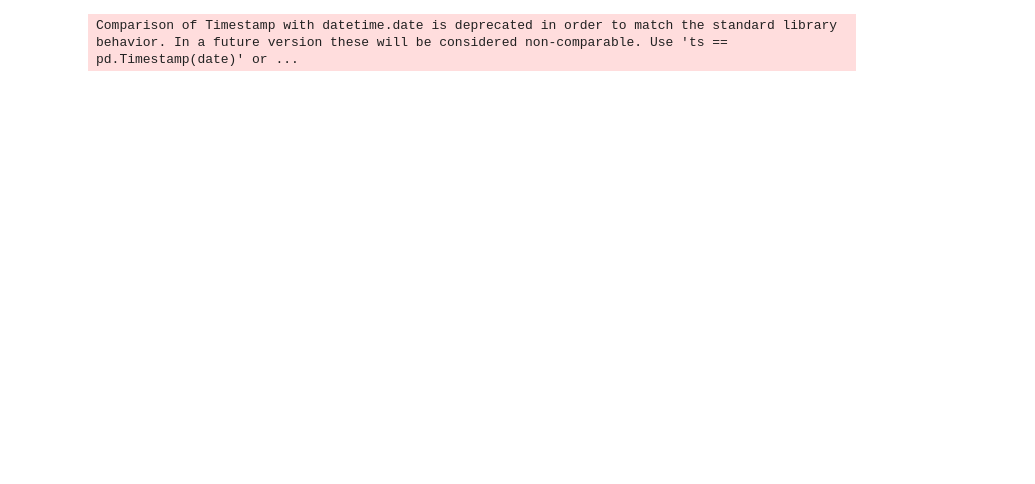
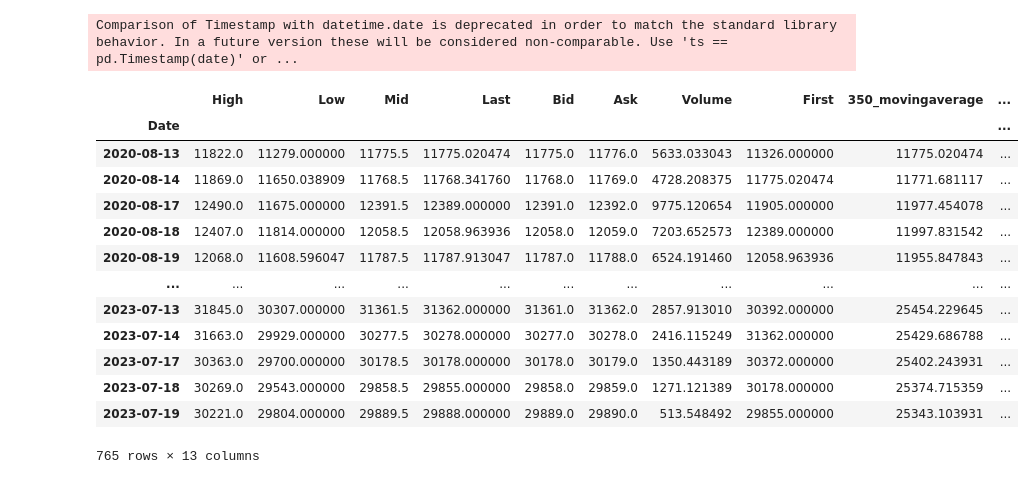
Before and after one commit to mgebele/crypto_charts_stats, a Jupyter notebook: test_2023.ipynb, the cells around one changed output. Saved outputs shown, nothing was run; the diff lists cells and outputs as text; code cells hidden in the pictures; blank space fills up the shorter version.

```diff
--- a/test_2023.ipynb
+++ b/test_2023.ipynb
@@ -396,3 +401,52 @@ fig_net_liq.update_layout(
 
 fig_net_liq.update_yaxes(title_text="BTC & SP500", secondary_y=True)
 fig_net_liq.show()
+# %%
+import warnings
+warnings.filterwarnings("ignore")
+from astral import moon
+import datetime
+
+# take the data_SP500 index and iterate over it to get the moon phase for each day
+# the make a new df out of it called df_moon_phase
+df_moon_phase = pd.DataFrame()
+for i in data_SP500.index:
+    df_moon_phase = df_moon_phase.append({"date": i, "moon_phase": moon.phase(i)}, ignore_index=True)
+
+df_moon_phase["moon_phase"] = df_moon_phase["moon_phase"].astype(int)
+df_moon_phase["date"] = pd.to_datetime(df_moon_phase["date"])
+df_moon_phase["date"] = df_moon_phase["date"].dt.date
+df_moon_phase = df_moon_phase.set_index("date")
+
+# check the relationship between moon phase and btcusd_data
+# merge sp500 with moon phase
+btcusd_data_and_moon_phase = pd.merge(
+    btcusd_data, df_moon_phase, left_index=True, right_index=True, how='left')
+btcusd_data_and_moon_phase = btcusd_data_and_moon_phase.dropna()
+btcusd_data_and_moon_phase["350_movingaverage"] = pd.Series.rolling(
+    btcusd_data_and_moon_phase["Last"], window=350, min_periods=1).mean()
+btcusd_data_and_moon_phase["111_movingaverage"] = pd.Series.rolling(
+    btcusd_data_and_moon_phase["Last"], window=111, min_periods=1).mean()
+
+# calculat the daily price change for btcusd_data_and_moon_phase in percentage
+btcusd_data_and_moon_phase["daily_price_change"] = btcusd_data_and_moon_phase["Last"].pct_change()
+btcusd_data_and_moon_phase["daily_price_change"] = btcusd_data_and_moon_phase["daily_price_change"].fillna(0)
+# calculat the daily price change for btcusd_data_and_moon_phase in absolut values
+btcusd_data_and_moon_phase["daily_price_change_abs"] = btcusd_data_and_moon_phase["Last"].diff()
+btcusd_data_and_moon_phase["daily_price_change_abs"] = btcusd_data_and_moon_phase["daily_price_change_abs"].fillna(0)
+btcusd_data_and_moon_phase
+# %% [output]
+|  | High | Low | Mid | Last | Bid | Ask | Volume | First | 350_movingaverage | ... |
+| Date |  |  |  |  |  |  |  |  |  | ... |
+| 2020-08-13 | 11822.0 | 11279.000000 | 11775.5 | 11775.020474 | 11775.0 | 11776.0 | 5633.033043 | 11326.000000 | 11775.020474 | ... |
+| 2020-08-14 | 11869.0 | 11650.038909 | 11768.5 | 11768.341760 | 11768.0 | 11769.0 | 4728.208375 | 11775.020474 | 11771.681117 | ... |
+| 2020-08-17 | 12490.0 | 11675.000000 | 12391.5 | 12389.000000 | 12391.0 | 12392.0 | 9775.120654 | 11905.000000 | 11977.454078 | ... |
+| 2020-08-18 | 12407.0 | 11814.000000 | 12058.5 | 12058.963936 | 12058.0 | 12059.0 | 7203.652573 | 12389.000000 | 11997.831542 | ... |
+| 2020-08-19 | 12068.0 | 11608.596047 | 11787.5 | 11787.913047 | 11787.0 | 11788.0 | 6524.191460 | 12058.963936 | 11955.847843 | ... |
+| ... | ... | ... | ... | ... | ... | ... | ... | ... | ... | ... |
+| 2023-07-13 | 31845.0 | 30307.000000 | 31361.5 | 31362.000000 | 31361.0 | 31362.0 | 2857.913010 | 30392.000000 | 25454.229645 | ... |
+| 2023-07-14 | 31663.0 | 29929.000000 | 30277.5 | 30278.000000 | 30277.0 | 30278.0 | 2416.115249 | 31362.000000 | 25429.686788 | ... |
+| 2023-07-17 | 30363.0 | 29700.000000 | 30178.5 | 30178.000000 | 30178.0 | 30179.0 | 1350.443189 | 30372.000000 | 25402.243931 | ... |
+| 2023-07-18 | 30269.0 | 29543.000000 | 29858.5 | 29855.000000 | 29858.0 | 29859.0 | 1271.121389 | 30178.000000 | 25374.715359 | ... |
+| 2023-07-19 | 30221.0 | 29804.000000 | 29889.5 | 29888.000000 | 29889.0 | 29890.0 | 513.548492 | 29855.000000 | 25343.103931 | ... |
+765 rows × 13 columns
```
Also changed, not shown: parts of 11 cells of this notebook, 6 other files.
